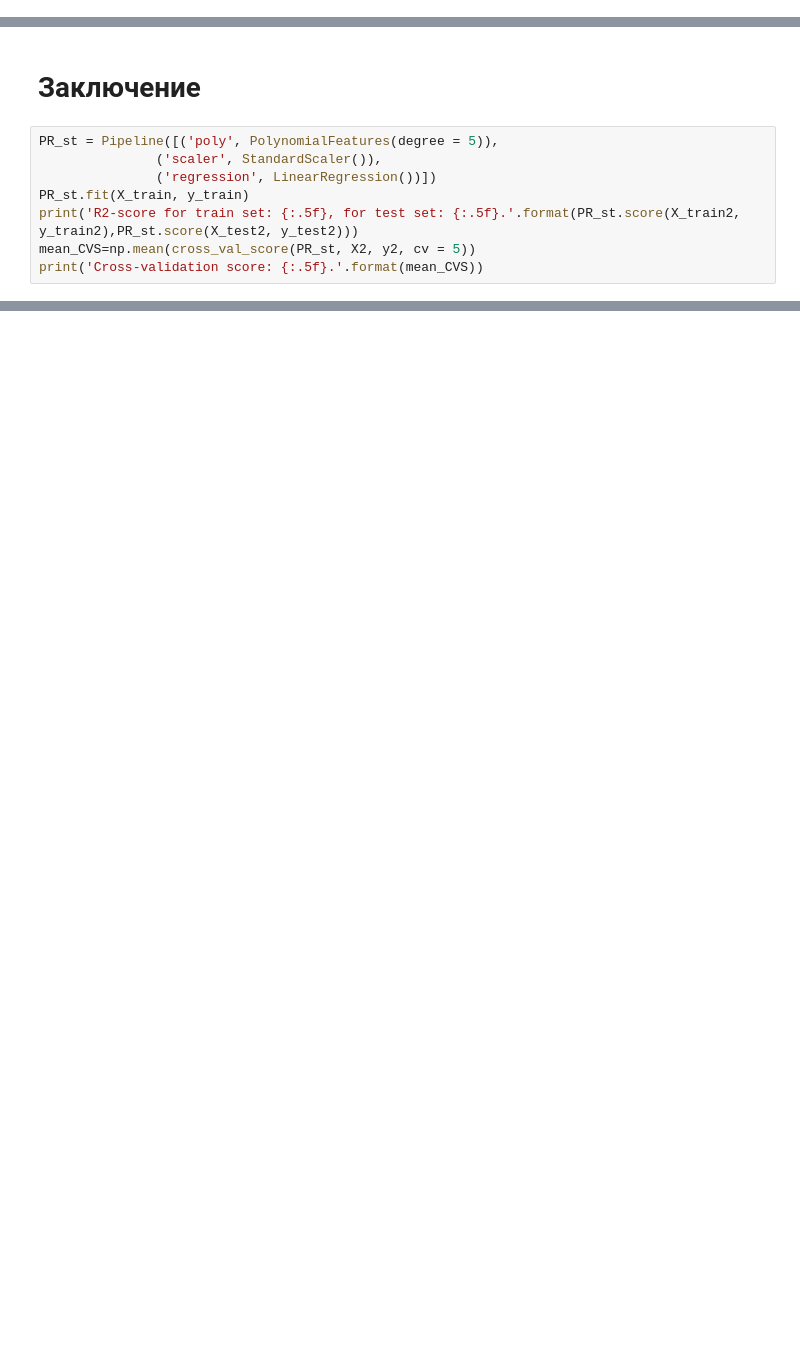
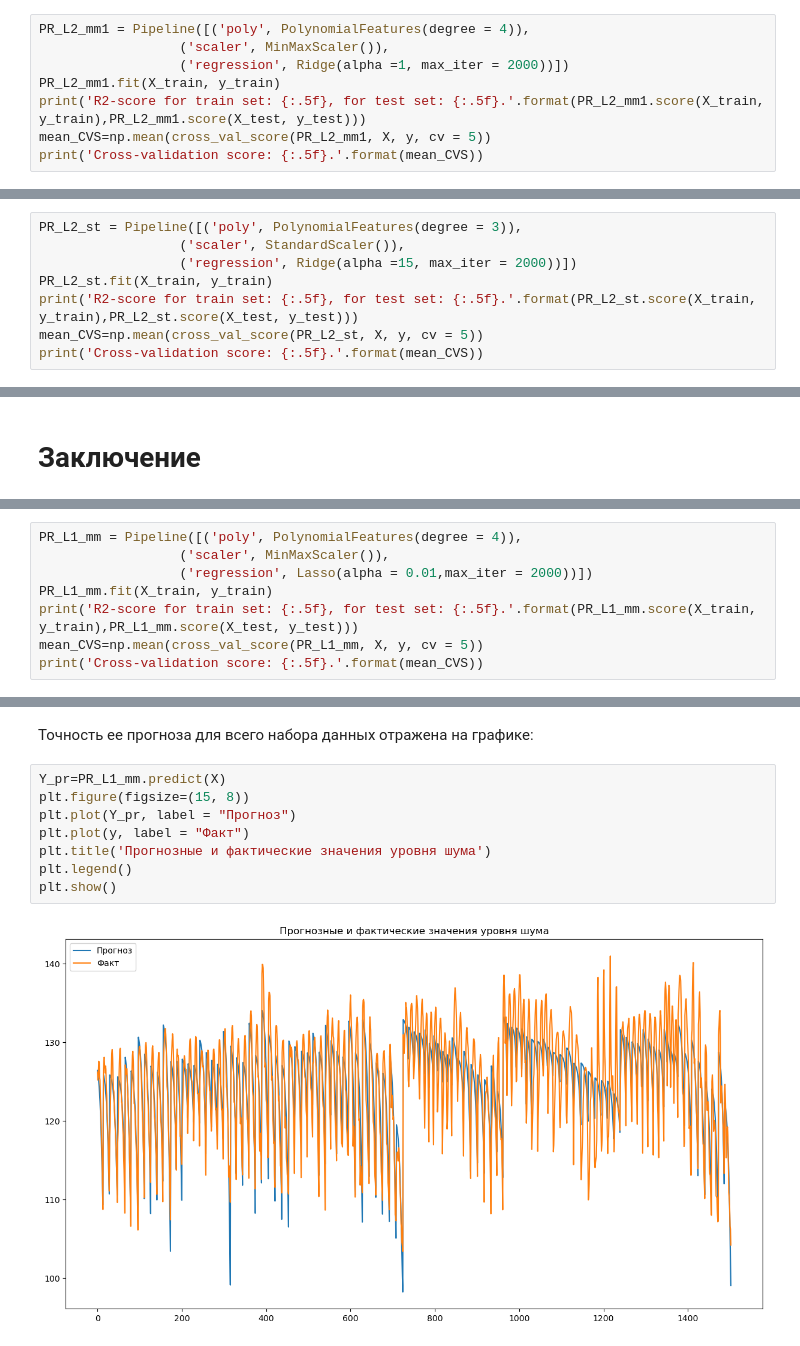
Before and after one commit to AnnLsnv/Python, a Jupyter notebook: regression_noise.ipynb, the cells around one changed output, grey strips where cells are left out. Drawn from its saved outputs; the diff is of its cells as text; blank space fills up the shorter version.

```diff
--- a/Lesunova_regression19.ipynb
+++ b/regression_noise.ipynb
@@ -506,0 +529,8 @@ Cross-validation score: -1.04470.
+# %%
+PR_L2_mm1 = Pipeline([('poly', PolynomialFeatures(degree = 4)),
+                  ('scaler', MinMaxScaler()),
+                  ('regression', Ridge(alpha =1, max_iter = 2000))])
+PR_L2_mm1.fit(X_train, y_train)
+print('R2-score for train set: {:.5f}, for test set: {:.5f}.'.format(PR_L2_mm1.score(X_train, y_train),PR_L2_mm1.score(X_test, y_test)))
+mean_CVS=np.mean(cross_val_score(PR_L2_mm1, X, y, cv = 5))
+print('Cross-validation score: {:.5f}.'.format(mean_CVS))
@@ -506,0 +542,8 @@ Cross-validation score: -1.04470.
+# %%
+PR_L2_st = Pipeline([('poly', PolynomialFeatures(degree = 3)),
+                  ('scaler', StandardScaler()),
+                  ('regression', Ridge(alpha =15, max_iter = 2000))])
+PR_L2_st.fit(X_train, y_train)
+print('R2-score for train set: {:.5f}, for test set: {:.5f}.'.format(PR_L2_st.score(X_train, y_train),PR_L2_st.score(X_test, y_test)))
+mean_CVS=np.mean(cross_val_score(PR_L2_st, X, y, cv = 5))
+print('Cross-validation score: {:.5f}.'.format(mean_CVS))
@@ -507,10 +555,2 @@ Cross-validation score: -1.04470.
 # %% [markdown]
 # Заключение
-# %%
-PR_st = Pipeline([('poly', PolynomialFeatures(degree = 5)),
-               ('scaler', StandardScaler()),
-               ('regression', LinearRegression())])
-PR_st.fit(X_train, y_train)
-print('R2-score for train set: {:.5f}, for test set: {:.5f}.'.format(PR_st.score(X_train2, y_train2),PR_st.score(X_test2, y_test2)))
-mean_CVS=np.mean(cross_val_score(PR_st, X2, y2, cv = 5))
-print('Cross-validation score: {:.5f}.'.format(mean_CVS))
@@ -549,0 +565,8 @@ PR_st.named_steps.regression.intercept
+# %%
+PR_L1_mm = Pipeline([('poly', PolynomialFeatures(degree = 4)),
+                  ('scaler', MinMaxScaler()),
+                  ('regression', Lasso(alpha = 0.01,max_iter = 2000))])
+PR_L1_mm.fit(X_train, y_train)
+print('R2-score for train set: {:.5f}, for test set: {:.5f}.'.format(PR_L1_mm.score(X_train, y_train),PR_L1_mm.score(X_test, y_test)))
+mean_CVS=np.mean(cross_val_score(PR_L1_mm, X, y, cv = 5))
+print('Cross-validation score: {:.5f}.'.format(mean_CVS))
@@ -549,0 +576,12 @@ PR_st.named_steps.regression.intercept
+# %% [markdown]
+Точность ее прогноза для всего набора данных отражена на графике:
+# %%
+Y_pr=PR_L1_mm.predict(X)
+plt.figure(figsize=(15, 8))
+plt.plot(Y_pr, label = "Прогноз")
+plt.plot(y, label = "Факт")
+plt.title('Прогнозные и фактические значения уровня шума')
+plt.legend()
+plt.show()
+# %% [output]
+[figure, added]
```
Also changed, not shown: parts of 71 cells of this notebook.
